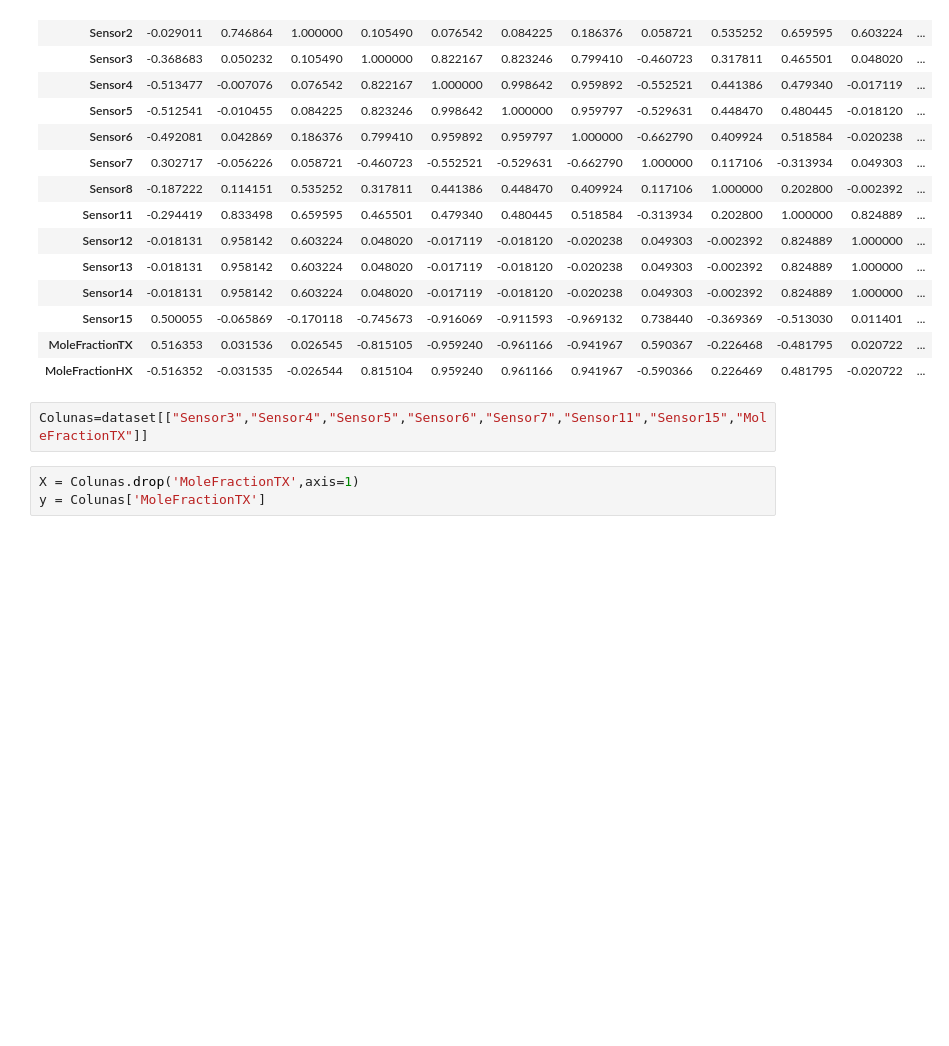
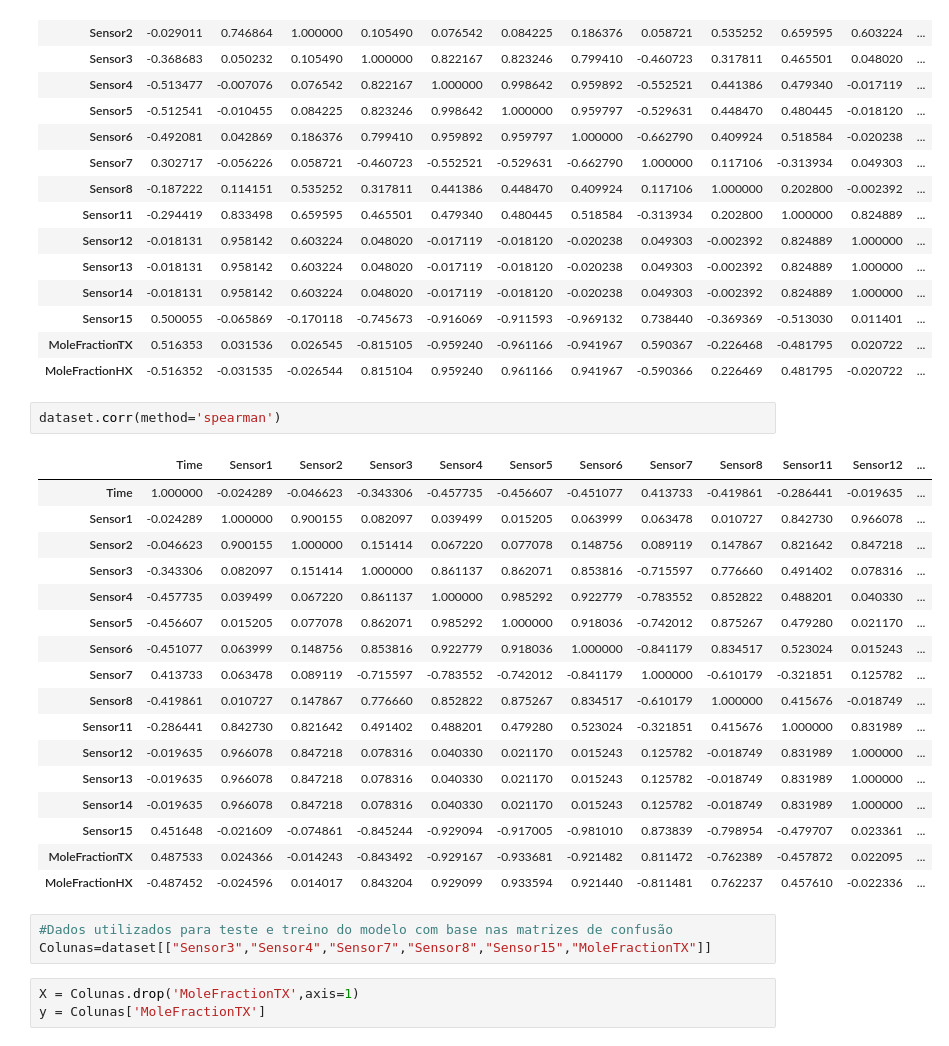
Before and after one commit to marcosgabrielll/Aprendizagem_de_maquinas_em_coluna_de_destilacao, a Jupyter notebook: Coluna_de_destilação.ipynb, the cells around one changed output. Saved outputs shown, nothing was run; the diff lists cells and outputs as text; blank space fills up the shorter version.

```diff
--- a/Coluna_de_destilação.ipynb
+++ b/Coluna_de_destilação.ipynb
@@ -236,8 +252,29 @@ dataset.corr()
 | Sensor15 | 0.500055 | -0.065869 | -0.170118 | -0.745673 | -0.916069 | -0.911593 | -0.969132 | 0.738440 | -0.369369 | -0.513030 | 0.011401 | ... |
 | MoleFractionTX | 0.516353 | 0.031536 | 0.026545 | -0.815105 | -0.959240 | -0.961166 | -0.941967 | 0.590367 | -0.226468 | -0.481795 | 0.020722 | ... |
 | MoleFractionHX | -0.516352 | -0.031535 | -0.026544 | 0.815104 | 0.959240 | 0.961166 | 0.941967 | -0.590366 | 0.226469 | 0.481795 | -0.020722 | ... |
-# %%
-Colunas=dataset[["Sensor3","Sensor4","Sensor5","Sensor6","Sensor7","Sensor11","Sensor15","MoleFractionTX"]]
+# %%
+dataset.corr(method='spearman')
+# %% [output]
+|  | Time | Sensor1 | Sensor2 | Sensor3 | Sensor4 | Sensor5 | Sensor6 | Sensor7 | Sensor8 | Sensor11 | Sensor12 | ... |
+| Time | 1.000000 | -0.024289 | -0.046623 | -0.343306 | -0.457735 | -0.456607 | -0.451077 | 0.413733 | -0.419861 | -0.286441 | -0.019635 | ... |
+| Sensor1 | -0.024289 | 1.000000 | 0.900155 | 0.082097 | 0.039499 | 0.015205 | 0.063999 | 0.063478 | 0.010727 | 0.842730 | 0.966078 | ... |
+| Sensor2 | -0.046623 | 0.900155 | 1.000000 | 0.151414 | 0.067220 | 0.077078 | 0.148756 | 0.089119 | 0.147867 | 0.821642 | 0.847218 | ... |
+| Sensor3 | -0.343306 | 0.082097 | 0.151414 | 1.000000 | 0.861137 | 0.862071 | 0.853816 | -0.715597 | 0.776660 | 0.491402 | 0.078316 | ... |
+| Sensor4 | -0.457735 | 0.039499 | 0.067220 | 0.861137 | 1.000000 | 0.985292 | 0.922779 | -0.783552 | 0.852822 | 0.488201 | 0.040330 | ... |
+| Sensor5 | -0.456607 | 0.015205 | 0.077078 | 0.862071 | 0.985292 | 1.000000 | 0.918036 | -0.742012 | 0.875267 | 0.479280 | 0.021170 | ... |
+| Sensor6 | -0.451077 | 0.063999 | 0.148756 | 0.853816 | 0.922779 | 0.918036 | 1.000000 | -0.841179 | 0.834517 | 0.523024 | 0.015243 | ... |
+| Sensor7 | 0.413733 | 0.063478 | 0.089119 | -0.715597 | -0.783552 | -0.742012 | -0.841179 | 1.000000 | -0.610179 | -0.321851 | 0.125782 | ... |
+| Sensor8 | -0.419861 | 0.010727 | 0.147867 | 0.776660 | 0.852822 | 0.875267 | 0.834517 | -0.610179 | 1.000000 | 0.415676 | -0.018749 | ... |
+| Sensor11 | -0.286441 | 0.842730 | 0.821642 | 0.491402 | 0.488201 | 0.479280 | 0.523024 | -0.321851 | 0.415676 | 1.000000 | 0.831989 | ... |
+| Sensor12 | -0.019635 | 0.966078 | 0.847218 | 0.078316 | 0.040330 | 0.021170 | 0.015243 | 0.125782 | -0.018749 | 0.831989 | 1.000000 | ... |
+| Sensor13 | -0.019635 | 0.966078 | 0.847218 | 0.078316 | 0.040330 | 0.021170 | 0.015243 | 0.125782 | -0.018749 | 0.831989 | 1.000000 | ... |
+| Sensor14 | -0.019635 | 0.966078 | 0.847218 | 0.078316 | 0.040330 | 0.021170 | 0.015243 | 0.125782 | -0.018749 | 0.831989 | 1.000000 | ... |
+| Sensor15 | 0.451648 | -0.021609 | -0.074861 | -0.845244 | -0.929094 | -0.917005 | -0.981010 | 0.873839 | -0.798954 | -0.479707 | 0.023361 | ... |
+| MoleFractionTX | 0.487533 | 0.024366 | -0.014243 | -0.843492 | -0.929167 | -0.933681 | -0.921482 | 0.811472 | -0.762389 | -0.457872 | 0.022095 | ... |
+| MoleFractionHX | -0.487452 | -0.024596 | 0.014017 | 0.843204 | 0.929099 | 0.933594 | 0.921440 | -0.811481 | 0.762237 | 0.457610 | -0.022336 | ... |
+# %%
+#Dados utilizados para teste e treino do modelo com base nas matrizes de confusão
+Colunas=dataset[["Sensor3","Sensor4","Sensor7","Sensor8","Sensor15","MoleFractionTX"]]
 # %%
 X = Colunas.drop('MoleFractionTX',axis=1)
 y = Colunas['MoleFractionTX']
```
Also changed, not shown: parts of 17 cells of this notebook.
